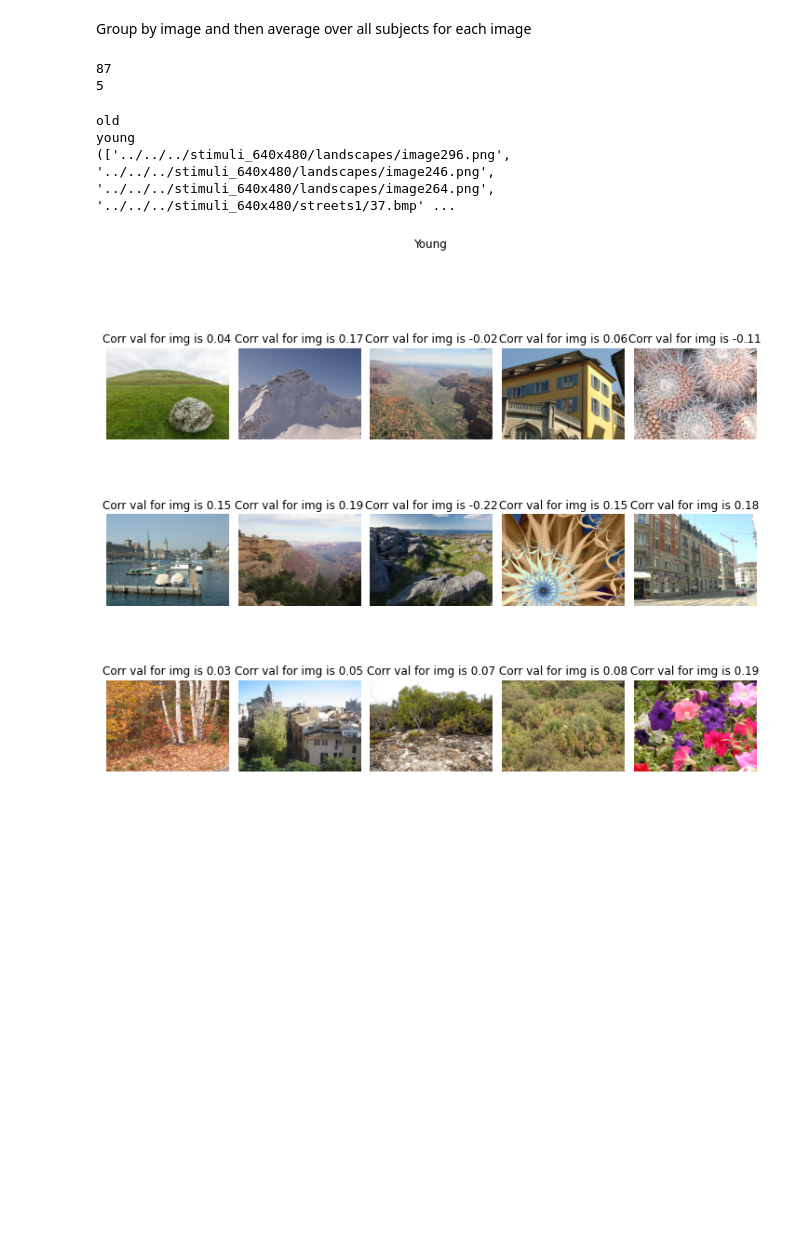
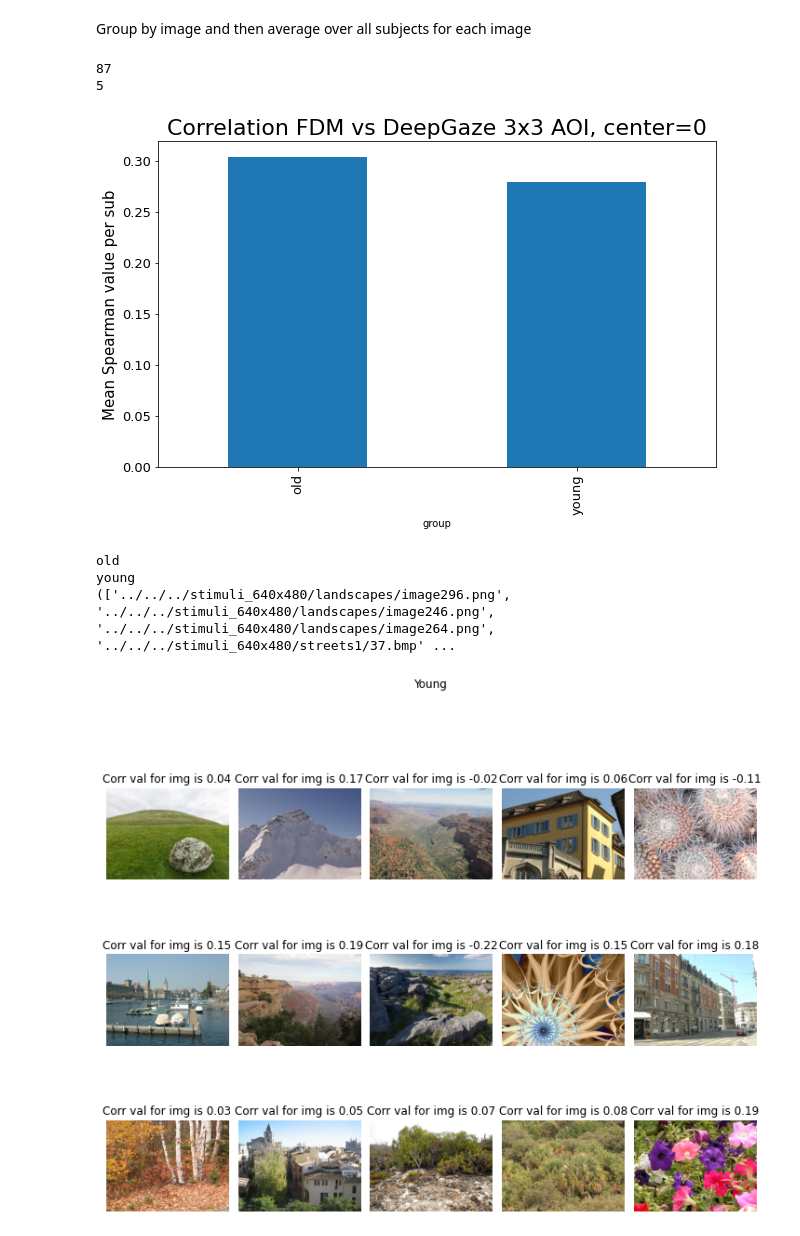
Before and after one commit to LNDG/EyeMem, a Jupyter notebook: EyeMem_1/FDM_analysis/All_subs_all_imgs.ipynb, the cells around one changed output. Drawn from its saved outputs; the diff is of its cells as text; code cells hidden in the pictures; blank space fills up the shorter version.

```diff
--- a/EyeMem_1/FDM_analysis/All_subs_all_imgs.ipynb
+++ b/EyeMem_1/FDM_analysis/All_subs_all_imgs.ipynb
@@ -140,3 +137,12 @@ print(len(df_fi['cat'].unique()))
+# %%
+data = df_fi.groupby('group')['rho'].mean()
+ax = data.plot(kind='bar', figsize=(10,6), fontsize=13);
+ax.set_alpha(0.8)
+ax.set_title("Correlation FDM vs DeepGaze 3x3 AOI, center=0", fontsize=22)
+ax.set_ylabel("Mean Spearman value per sub", fontsize=15);
+plt.show()
+# %% [output]
+[figure, added]
 # %%
 df_group = df_fi.groupby('group')
 for name, group in df_group:
```
Also changed, not shown: parts of 2 cells of this notebook, 3 other files.
